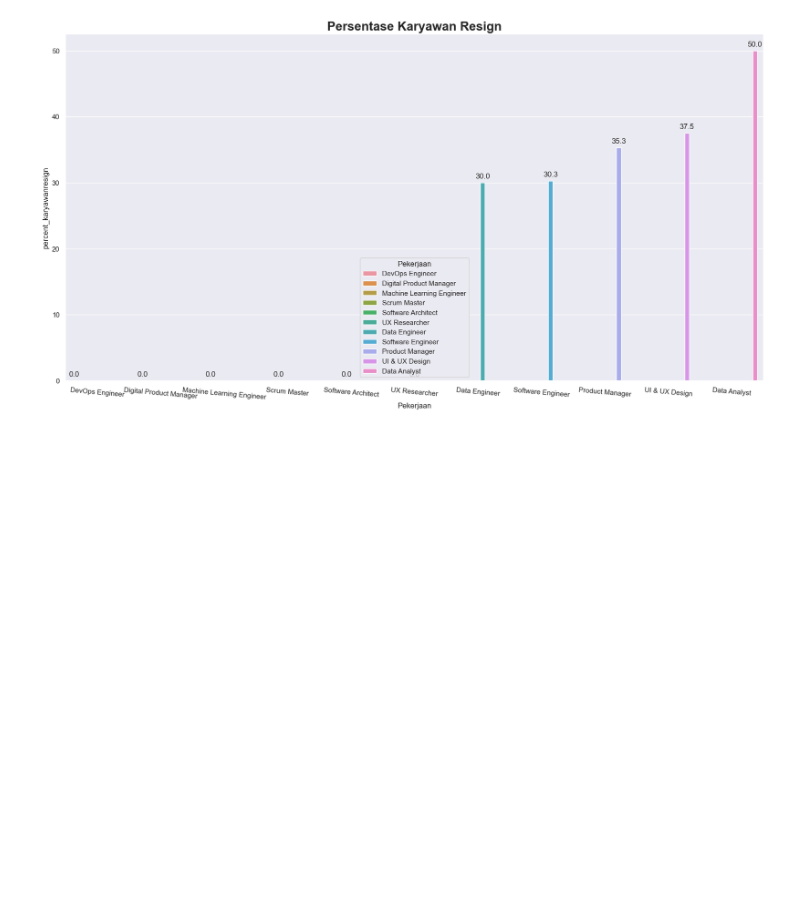
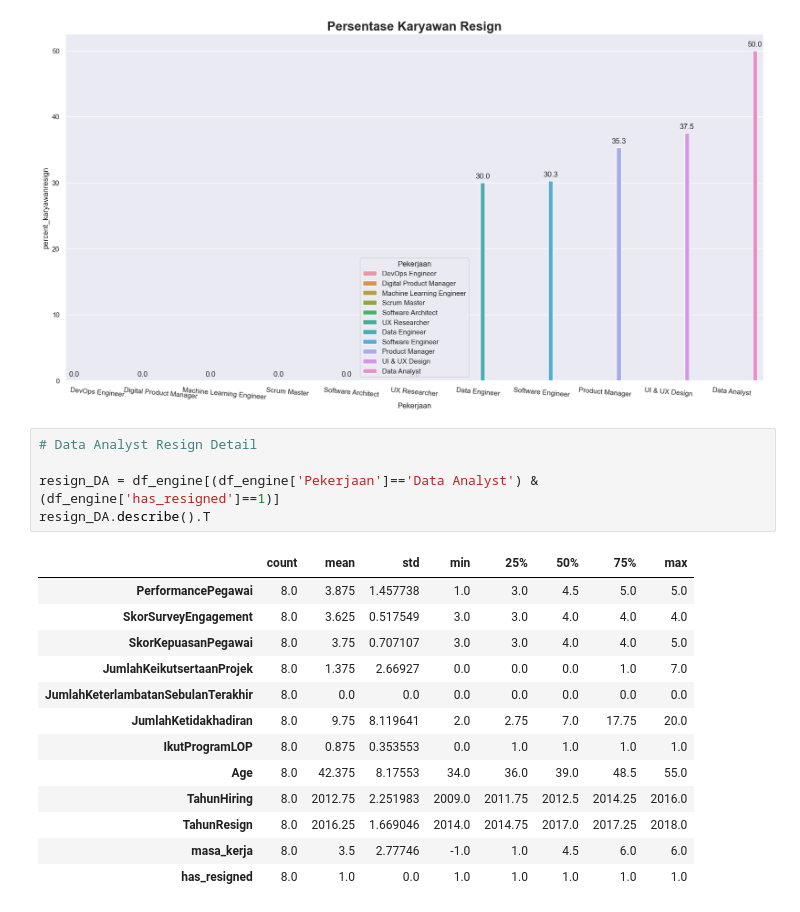
Before and after one commit to masendhy/improving_employee_retention, a Jupyter notebook: employee_retention.ipynb, the cells around one changed output. Cells and saved outputs as stored; diff of their text form; blank space fills up the shorter version.

```diff
--- a/employee_retention.ipynb
+++ b/employee_retention.ipynb
@@ -664,3 +666,22 @@ for p in ax.patches:
     ax.annotate(format(p.get_height(), '.1f'), (p.get_x() + p.get_width() / 2., p.get_height()), ha = 'center', va = 'center', xytext = (0, 10), textcoords = 'offset points')
 # %% [output]
 [figure]
+# %%
+# Data Analyst Resign Detail
+
+resign_DA = df_engine[(df_engine['Pekerjaan']=='Data Analyst') & (df_engine['has_resigned']==1)]
+resign_DA.describe().T
+# %% [output]
+|  | count | mean | std | min | 25% | 50% | 75% | max |
+| PerformancePegawai | 8.0 | 3.875 | 1.457738 | 1.0 | 3.0 | 4.5 | 5.0 | 5.0 |
+| SkorSurveyEngagement | 8.0 | 3.625 | 0.517549 | 3.0 | 3.0 | 4.0 | 4.0 | 4.0 |
+| SkorKepuasanPegawai | 8.0 | 3.75 | 0.707107 | 3.0 | 3.0 | 4.0 | 4.0 | 5.0 |
+| JumlahKeikutsertaanProjek | 8.0 | 1.375 | 2.66927 | 0.0 | 0.0 | 0.0 | 1.0 | 7.0 |
+| JumlahKeterlambatanSebulanTerakhir | 8.0 | 0.0 | 0.0 | 0.0 | 0.0 | 0.0 | 0.0 | 0.0 |
+| JumlahKetidakhadiran | 8.0 | 9.75 | 8.119641 | 2.0 | 2.75 | 7.0 | 17.75 | 20.0 |
+| IkutProgramLOP | 8.0 | 0.875 | 0.353553 | 0.0 | 1.0 | 1.0 | 1.0 | 1.0 |
+| Age | 8.0 | 42.375 | 8.17553 | 34.0 | 36.0 | 39.0 | 48.5 | 55.0 |
+| TahunHiring | 8.0 | 2012.75 | 2.251983 | 2009.0 | 2011.75 | 2012.5 | 2014.25 | 2016.0 |
+| TahunResign | 8.0 | 2016.25 | 1.669046 | 2014.0 | 2014.75 | 2017.0 | 2017.25 | 2018.0 |
+| masa_kerja | 8.0 | 3.5 | 2.77746 | -1.0 | 1.0 | 4.5 | 6.0 | 6.0 |
+| has_resigned | 8.0 | 1.0 | 0.0 | 1.0 | 1.0 | 1.0 | 1.0 | 1.0 |
```
Also changed, not shown: parts of 5 cells of this notebook.
